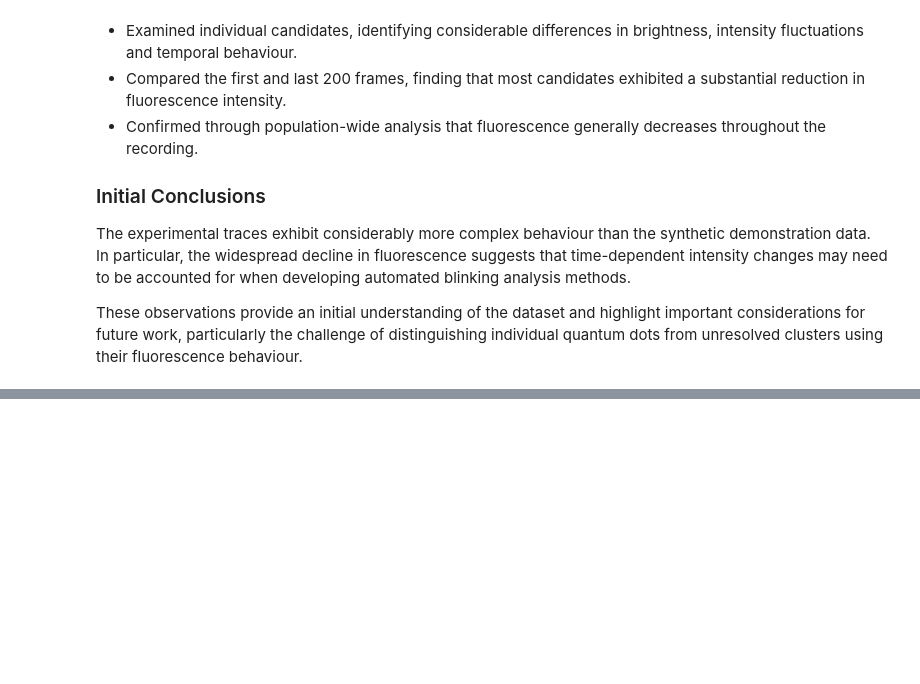
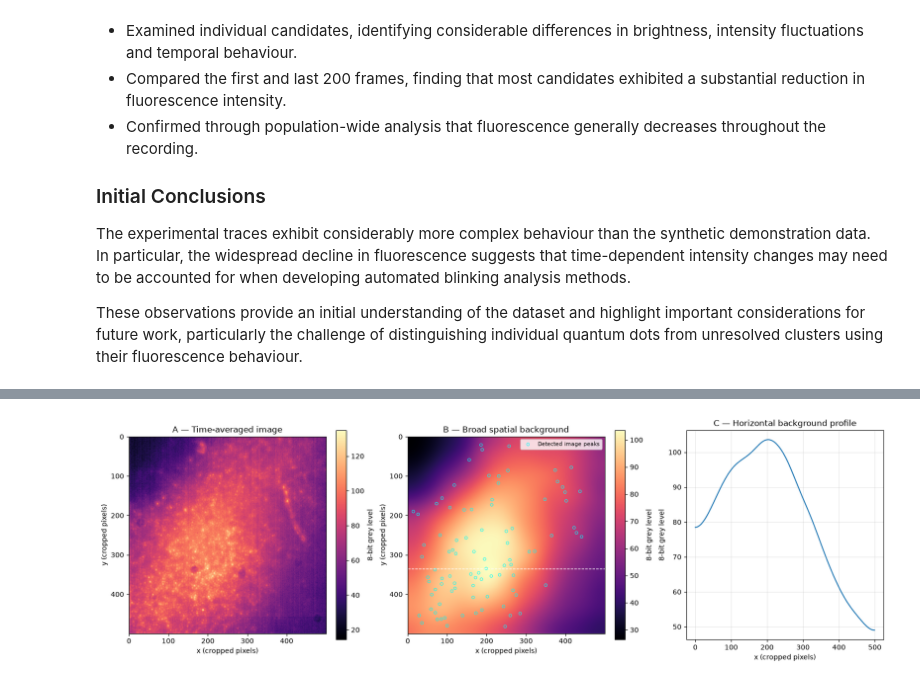
Before and after one commit to will3t/WT_MastersRepo, a Jupyter notebook: qd_blinking_supplementary_code/exploratory_analysis.ipynb, the cells around one changed output, grey strips where cells are left out. Cells and saved outputs as stored; diff of their text form; code cells hidden in the pictures; blank space fills up the shorter version.

```diff
--- a/qd_blinking_supplementary_code/exploratory_analysis.ipynb
+++ b/qd_blinking_supplementary_code/exploratory_analysis.ipynb
@@ -242,0 +424,97 @@ These observations provide an initial understanding of the dataset and highlight
+# %%
+
+# Detect local positive features above the estimated background
+contrast_image = gaussian_filter(
+    mean_image - background_image,
+    sigma=1.2
+)
+
+peaks = peak_local_max(
+    contrast_image,
+    min_distance=7,
+    threshold_abs=8,
+    exclude_border=12
+)
+
+# Show up to 90 strongest peaks for visual clarity
+peaks = sorted(
+    peaks,
+    key=lambda p: contrast_image[tuple(p)],
+    reverse=True
+)[:90]
+
+peaks = np.asarray(peaks, dtype=int).reshape(-1, 2)
+
+# Locate the maximum of the broad background
+y_peak, x_peak = np.unravel_index(
+    np.argmax(background_image),
+    background_image.shape
+)
+
+# Horizontal cross-section through that maximum
+horizontal_profile = background_image[y_peak, :]
+
+fig, axes = plt.subplots(
+    1, 3,
+    figsize=(16, 5),
+    constrained_layout=True
+)
+
+# Panel A
+im0 = axes[0].imshow(mean_image, cmap="magma")
+axes[0].set_title("A — Time-averaged image")
+
+fig.colorbar(
+    im0, ax=axes[0],
+    label="8-bit grey level"
+)
+
+# Panel B
+im1 = axes[1].imshow(background_image, cmap="magma")
+axes[1].set_title("B — Broad spatial background")
+
+if len(peaks) > 0:
+    axes[1].scatter(
+        peaks[:, 1],
+        peaks[:, 0],
+        s=16,
+        facecolors="none",
+        edgecolors="cyan",
+        linewidths=0.7,
+        label="Detected image peaks"
+    )
+    axes[1].legend(fontsize=8)
+
+axes[1].axhline(
+    y_peak,
+    color="white",
+    linestyle="--",
+    linewidth=1
+)
+
+fig.colorbar(
+    im1, ax=axes[1],
+    label="8-bit grey level"
+)
+
+# Panel C
+axes[2].plot(
+    np.arange(background_image.shape[1]),
+    horizontal_profile
+)
+
+axes[2].set_title("C — Horizontal background profile")
+axes[2].set_xlabel("x (cropped pixels)")
+axes[2].set_ylabel("8-bit grey level")
+axes[2].grid(alpha=0.3)
+
+for ax in axes[:2]:
+    ax.set_xlabel("x (cropped pixels)")
+    ax.set_ylabel("y (cropped pixels)")
+
+plt.show()
+
+print(f"Detected image peaks displayed: {len(peaks)}")
+print(f"Broad background maximum at: ({x_peak}, {y_peak})")
+# %% [output]
+[figure, added]
```
Also changed, not shown: parts of 7 cells of this notebook.
